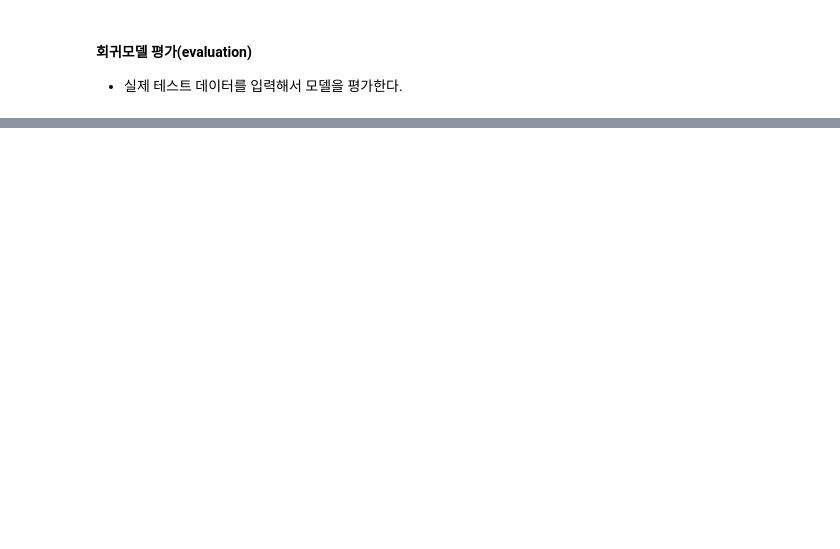
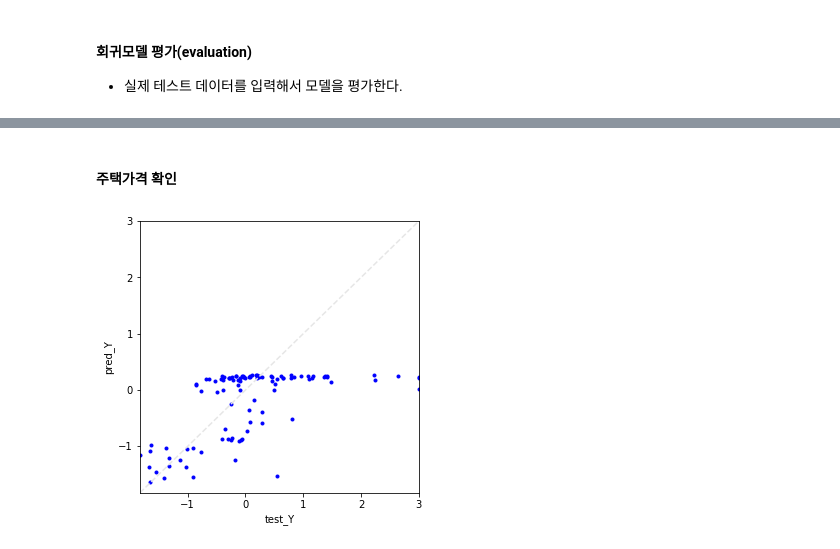
Before and after one commit to kitae104/New_Python, a Jupyter notebook: TF2_WS/Regression/boston_housing_dataset.ipynb, the cells around one changed output, grey strips where cells are left out. Cells and saved outputs as stored; diff of their text form; code cells hidden in the pictures; blank space fills up the shorter version.

```diff
--- a/TF2_WS/Regression/boston_housing_dataset.ipynb
+++ b/TF2_WS/Regression/boston_housing_dataset.ipynb
@@ -154,0 +207,17 @@ model.evaluate(test_X, test_Y)
+# %% [markdown]
+#### 주택가격 확인
+# %%
+pred_Y = model.predict(test_X)
+
+# 실제값과 예측값 출력
+plt.figure(figsize=(5, 5))
+plt.plot(test_Y, pred_Y, 'b.')
+plt.axis([min(test_Y), max(test_Y), min(test_Y), max(test_Y)])
+
+# y = x 대각선
+plt.plot([min(test_Y), max(test_Y)], [min(test_Y), max(test_Y)], ls='--', c='.9') # c : 색 강도
+plt.xlabel('test_Y')
+plt.ylabel('pred_Y')
+plt.show()
+# %% [output]
+[figure, added]
```
Also changed, not shown: parts of 11 cells of this notebook.
